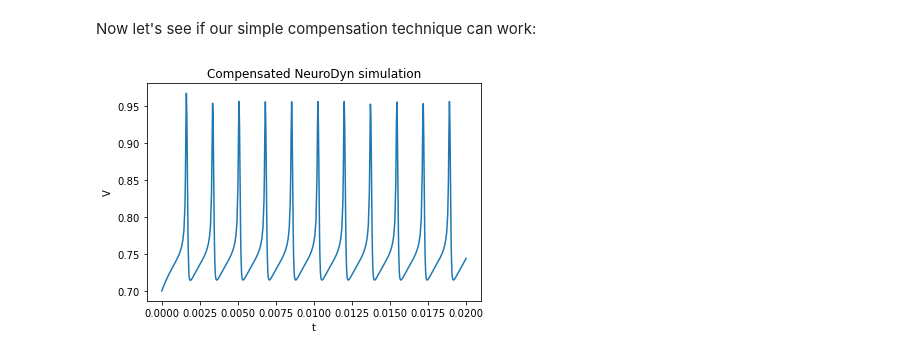
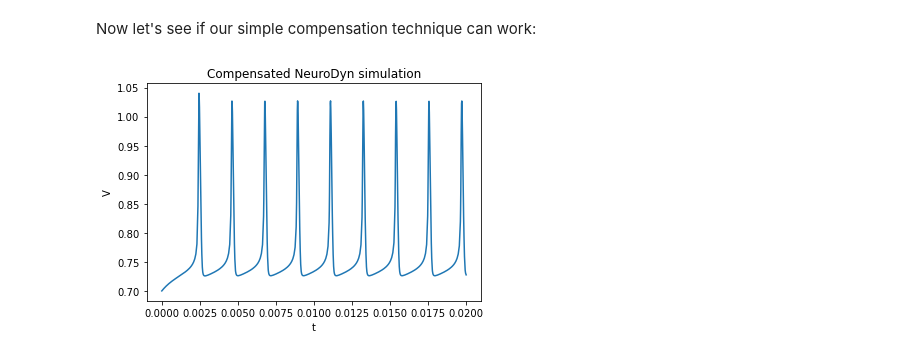
Before and after one commit to lukaribar/telluride-21, a Jupyter notebook: NeuroDyn model.ipynb, the cells around one changed output. Cells and saved outputs as stored; diff of their text form; code cells hidden in the pictures.

Commit message:
Added analog

```diff
--- a/NeuroDyn model.ipynb
+++ b/NeuroDyn model.ipynb
@@ -332,7 +335,7 @@ nd_neuron = NeuroDynModel()
 
 fit_obj = FitND(hh_neuron)
 
-Ib = fit_obj.fit(plot_alpha_beta = True)
+weights = fit_obj.fit(plot_alpha_beta = True)
 # %% [output]
 [figure]
 [figure]
@@ -370,7 +373,7 @@ The previous procedure of finding the right time scaling is done automatically b
 # %%
 g0 = [120e-3,36e-3,0.3e-3] # maximal conductances
 E0 = [120e-3,-12e-3,10.6e-3] # reversal potentials
-dIb,dg,dE = fit_obj.quantize(Ib,g0,E0)
+dIb,dg,dE = fit_obj.quantize(weights, g0, E0)
 
 I_master = fit_obj.I_master
 I_voltage = fit_obj.I_voltage
@@ -467,0 +481,23 @@ plt.show()
+# %%
+Ib, g, E = fit_obj.get_analog(weights, g0, E0)
+
+g = g*3
+ND_analog = NeuroDynModel(g, E, Ib, V_ref, I_voltage, I_master, digital_values = False)
+
+I0 = 45e-6 # current in the original Hodgkin-Huxley model
+Iapp = lambda t : fit_obj.convert_I(I0) # scale the current based on scl_t and C_HH/C_ND
+
+T = 0.02
+trange = (0, T)
+
+sol = ND_analog.simulate(trange,[0.7,0,0,0],Iapp)
+
+plt.figure()
+plt.xlabel('t')
+plt.ylabel('V')
+plt.title('NeuroDyn simulation')
+plt.plot(sol.t, sol.y[0])
+plt.show()
+
+print(g)
+print(hh_neuron.gna)
@@ -516,20 +556,20 @@ Now let's see if our simple compensation technique can work:
 # %%
 # First try changing the applied current
 I0 = 0e-6
 Iapp = lambda t : fit_obj.convert_I(I0)
 
 # If changing applied current didn't help, try adjusting the maximal conductances
 # dg = [1023, 307, 3]
-#dg_comp = np.array([1023, 307, 3])
-#ND.update_dg(dg_comp)
+dg_comp = np.array([1023, 307, 3])
+ND.update_dg(dg_comp)
 
 sol = ND.simulate(trange,[0.7,0,0,0],Iapp)
 
 plt.figure()
 plt.xlabel('t')
 plt.ylabel('V')
 plt.title('Compensated NeuroDyn simulation')
 plt.plot(sol.t, sol.y[0])
 plt.show()
 # %% [output]
-[figure, old version]
+[figure, new version]
```
Also changed, not shown: parts of 5 cells of this notebook, 2 other files.
